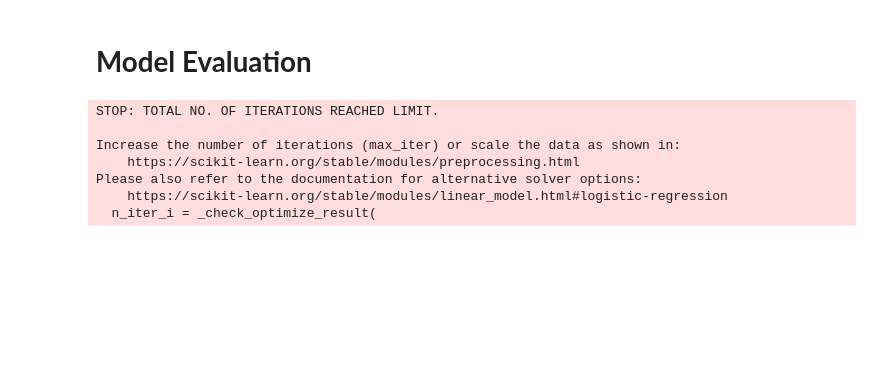
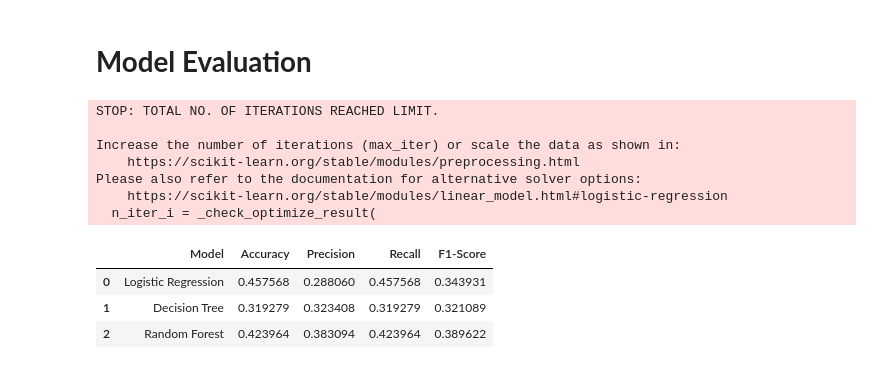
Before and after one commit to Srikhanth14/Data_Analysis_Projects, a Jupyter notebook: HealthCare_Resource_Optimization.ipynb, the cells around one changed output. Drawn from its saved outputs; the diff is of its cells as text; code cells hidden in the pictures; blank space fills up the shorter version.

```diff
--- a/HealthCare_Resource_Optimization.ipynb
+++ b/HealthCare_Resource_Optimization.ipynb
@@ -378,7 +378,7 @@ dtype: int64
 #**One-Hot Encoding**
 # %%
 #Converting Required Categorical Features to Numeric using One-Hot Encoding
-Encoded_Data=pd.get_dummies(data, columns=["Gender","Blood Type","Medical Condition","Hospital","Insurance Provider","Admission Day", "Admission Month","Admission Year"],drop_first=True,dtype=int)
+Encoded_Data=pd.get_dummies(data, columns=["Gender","Blood Type","Medical Condition","Hospital","Insurance Provider","Admission Day"],drop_first=True,dtype=int)
 Encoded_Data.info()
 # %% [output]
 <class 'pandas.core.frame.DataFrame'>
@@ -467,6 +467,6 @@ print(X_train.shape, X_test.shape, Y_train.shape, Y_test.shape)
 # %%
 Models={
-    'Logistic Regression':LogisticRegression(),
+    'Logistic Regression':LogisticRegression(max_iter=1000),
     'Decision Tree':DecisionTreeClassifier(),
     'Random Forest':RandomForestClassifier()}
 # %% [markdown]
@@ -496,5 +496,10 @@ Please also refer to the documentation for alternative solver options:
   n_iter_i = _check_optimize_result(
 # %%
 # Create a DataFrame to store results
-results_df = pd.DataFrame(Results, columns=['Model', 'Accuracy', 'Precision', 'Recall', 'F1-Score'])
-results_df.head(3)
+Results_df = pd.DataFrame(Results, columns=['Model', 'Accuracy', 'Precision', 'Recall', 'F1-Score'])
+Results_df
+# %% [output]
+|  | Model | Accuracy | Precision | Recall | F1-Score |
+| 0 | Logistic Regression | 0.457568 | 0.288060 | 0.457568 | 0.343931 |
+| 1 | Decision Tree | 0.319279 | 0.323408 | 0.319279 | 0.321089 |
+| 2 | Random Forest | 0.423964 | 0.383094 | 0.423964 | 0.389622 |
```
Also changed, not shown: parts of 7 cells of this notebook.
